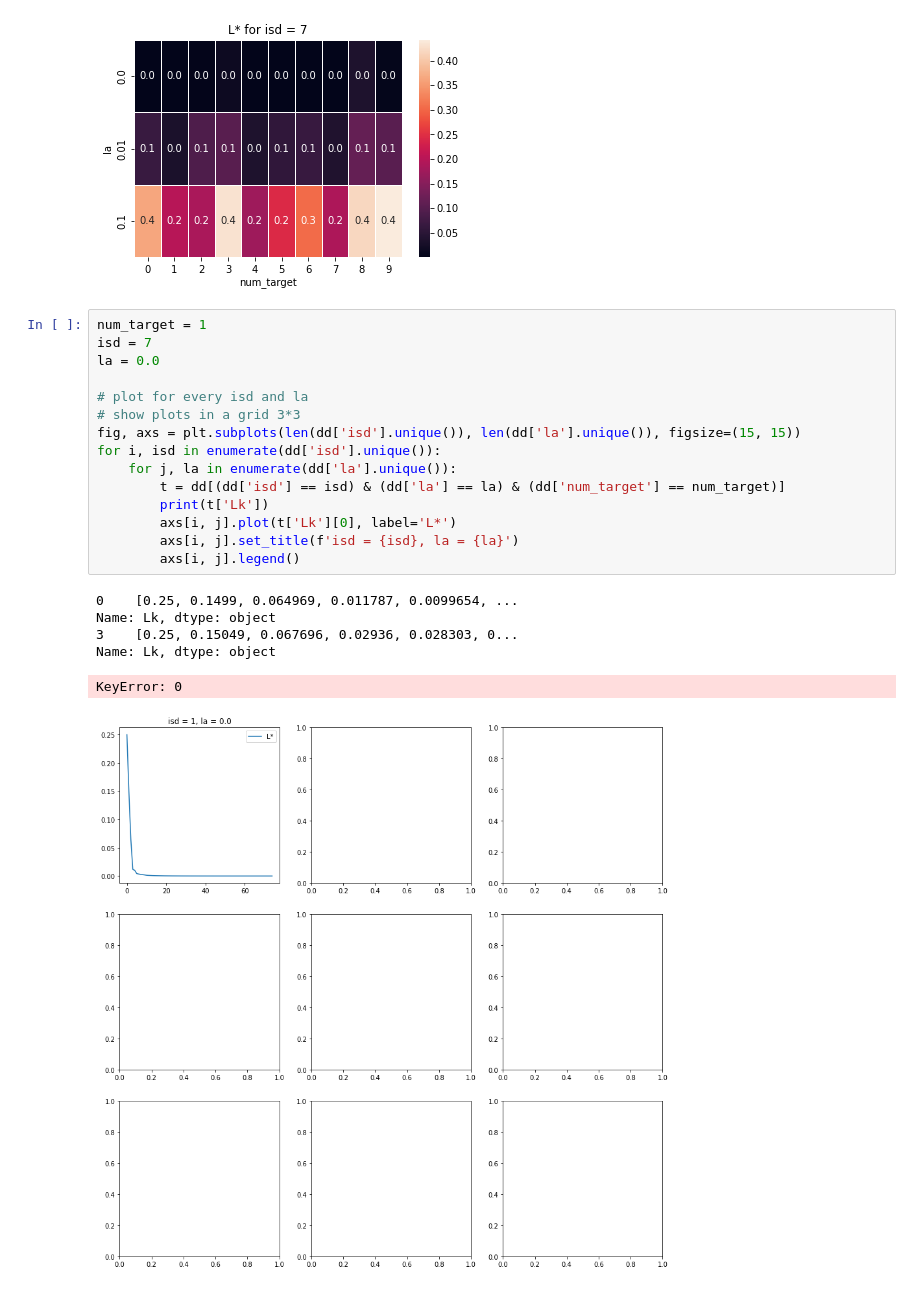
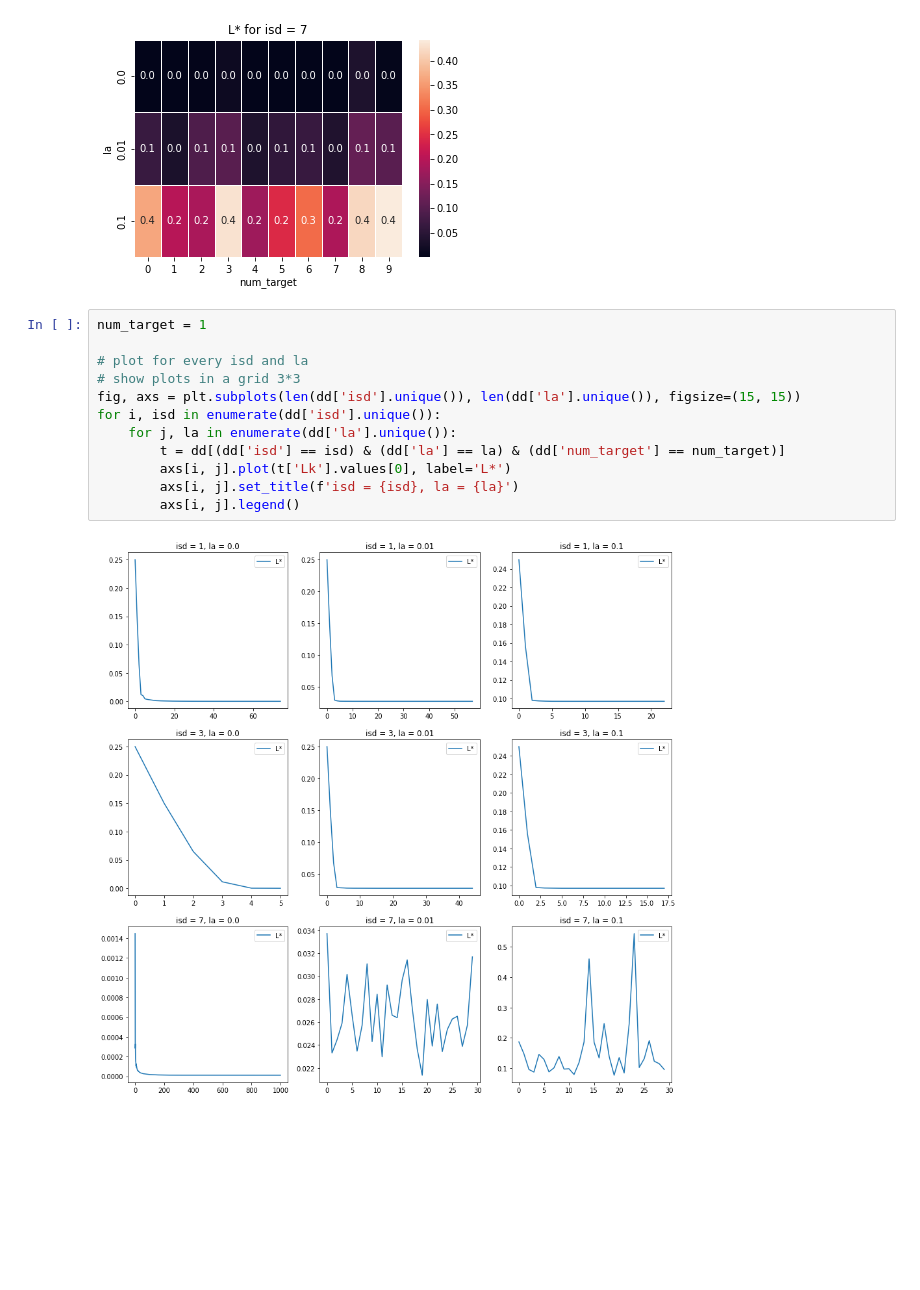
Before and after one commit to carlosarboness/NN-Mathematical-Optimization, a Jupyter notebook: graphics.ipynb, the cells around one changed output. Saved outputs shown, nothing was run; the diff lists cells and outputs as text; blank space fills up the shorter version.

```diff
--- a/graphics.ipynb
+++ b/graphics.ipynb
@@ -45,23 +45,15 @@ for i in [1, 3, 7]:
 [figure]
 # %%
 num_target = 1
-isd = 7
-la = 0.0
 
 # plot for every isd and la
 # show plots in a grid 3*3
 fig, axs = plt.subplots(len(dd['isd'].unique()), len(dd['la'].unique()), figsize=(15, 15))
 for i, isd in enumerate(dd['isd'].unique()):
     for j, la in enumerate(dd['la'].unique()):
         t = dd[(dd['isd'] == isd) & (dd['la'] == la) & (dd['num_target'] == num_target)]
-        print(t['Lk'])
-        axs[i, j].plot(t['Lk'][0], label='L*')
+        axs[i, j].plot(t['Lk'].values[0], label='L*')
         axs[i, j].set_title(f'isd = {isd}, la = {la}')
         axs[i, j].legend()
 # %% [output]
-0    [0.25, 0.1499, 0.064969, 0.011787, 0.0099654, ...
-Name: Lk, dtype: object
-3    [0.25, 0.15049, 0.067696, 0.02936, 0.028303, 0...
-Name: Lk, dtype: object
-KeyError: 0
-[figure, old version]
+[figure, new version]
```
